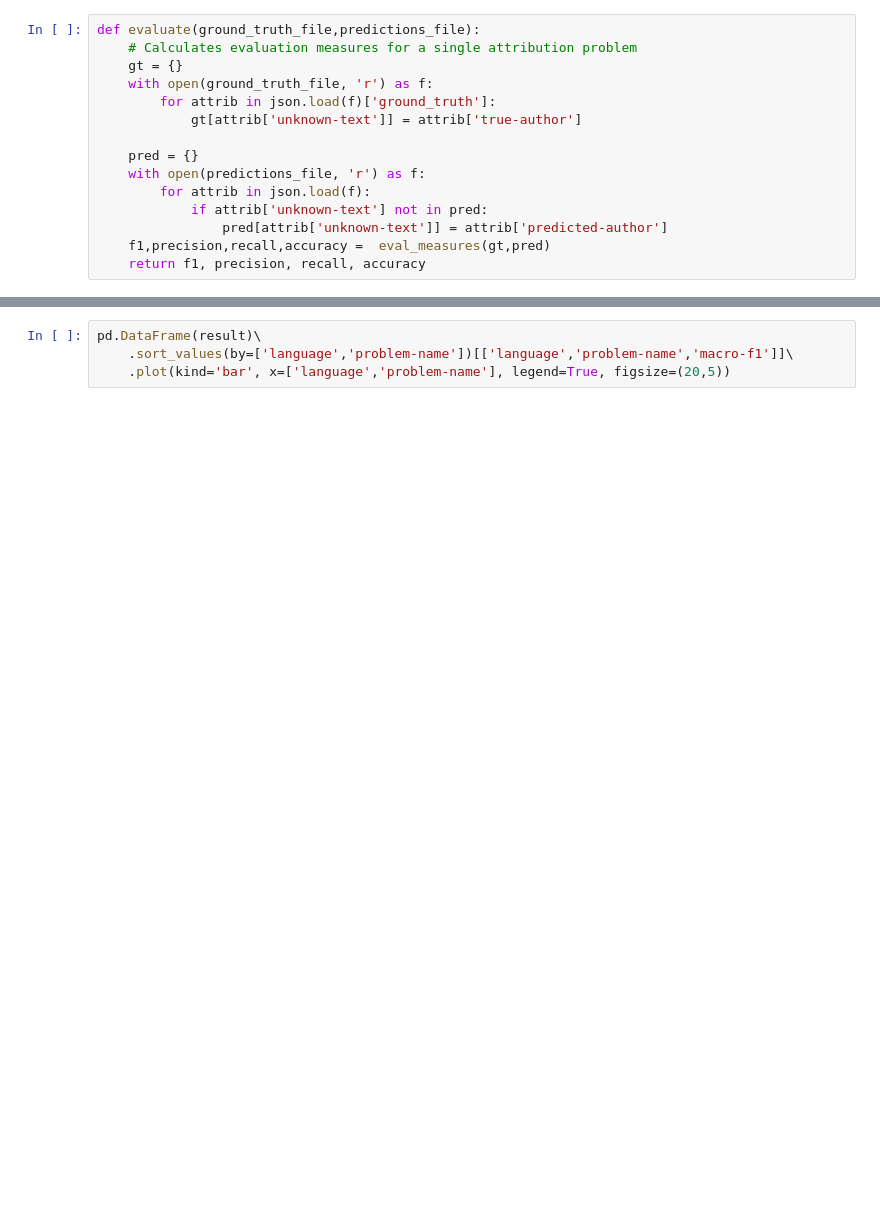
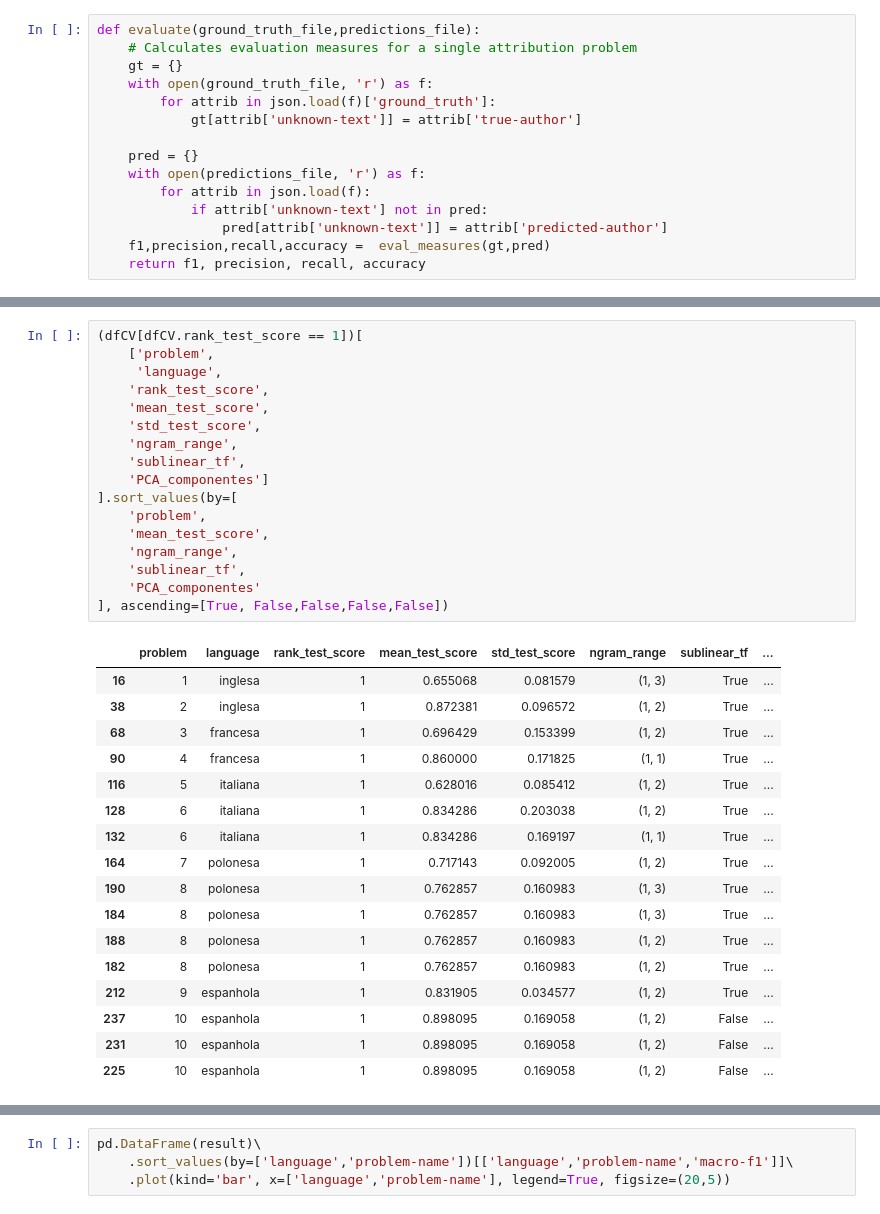
Before and after one commit to jeleandro/dataScienceNotebook, a Jupyter notebook: PAN_AA_2018-word.ipynb, the cells around one changed output, grey strips where cells are left out. Drawn from its saved outputs; the diff is of its cells as text; blank space fills up the shorter version.

```diff
--- a/PAN_AA_2018-word.ipynb
+++ b/PAN_AA_2018-word.ipynb
@@ -441,0 +613,35 @@ pd.DataFrame(result)[['macro-f1']].describe()
+# %%
+(dfCV[dfCV.rank_test_score == 1])[
+    ['problem',
+     'language',
+    'rank_test_score',
+    'mean_test_score',
+    'std_test_score',
+    'ngram_range',
+    'sublinear_tf',
+    'PCA_componentes']
+].sort_values(by=[
+    'problem',
+    'mean_test_score',
+    'ngram_range',
+    'sublinear_tf',
+    'PCA_componentes'
+], ascending=[True, False,False,False,False])
+# %% [output]
+|  | problem | language | rank_test_score | mean_test_score | std_test_score | ngram_range | sublinear_tf | ... |
+| 16 | 1 | inglesa | 1 | 0.655068 | 0.081579 | (1, 3) | True | ... |
+| 38 | 2 | inglesa | 1 | 0.872381 | 0.096572 | (1, 2) | True | ... |
+| 68 | 3 | francesa | 1 | 0.696429 | 0.153399 | (1, 2) | True | ... |
+| 90 | 4 | francesa | 1 | 0.860000 | 0.171825 | (1, 1) | True | ... |
+| 116 | 5 | italiana | 1 | 0.628016 | 0.085412 | (1, 2) | True | ... |
+| 128 | 6 | italiana | 1 | 0.834286 | 0.203038 | (1, 2) | True | ... |
+| 132 | 6 | italiana | 1 | 0.834286 | 0.169197 | (1, 1) | True | ... |
+| 164 | 7 | polonesa | 1 | 0.717143 | 0.092005 | (1, 2) | True | ... |
+| 190 | 8 | polonesa | 1 | 0.762857 | 0.160983 | (1, 3) | True | ... |
+| 184 | 8 | polonesa | 1 | 0.762857 | 0.160983 | (1, 3) | True | ... |
+| 188 | 8 | polonesa | 1 | 0.762857 | 0.160983 | (1, 2) | True | ... |
+| 182 | 8 | polonesa | 1 | 0.762857 | 0.160983 | (1, 2) | True | ... |
+| 212 | 9 | espanhola | 1 | 0.831905 | 0.034577 | (1, 2) | True | ... |
+| 237 | 10 | espanhola | 1 | 0.898095 | 0.169058 | (1, 2) | False | ... |
+| 231 | 10 | espanhola | 1 | 0.898095 | 0.169058 | (1, 2) | False | ... |
+| 225 | 10 | espanhola | 1 | 0.898095 | 0.169058 | (1, 2) | False | ... |
```
Also changed, not shown: parts of 34 cells of this notebook, 13 other files.
